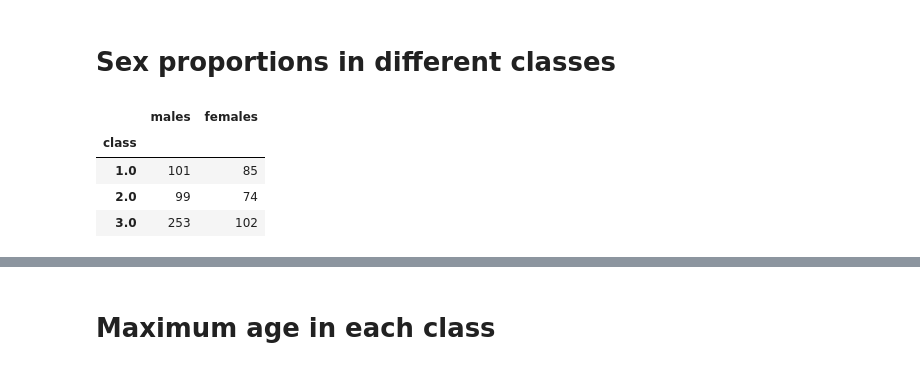
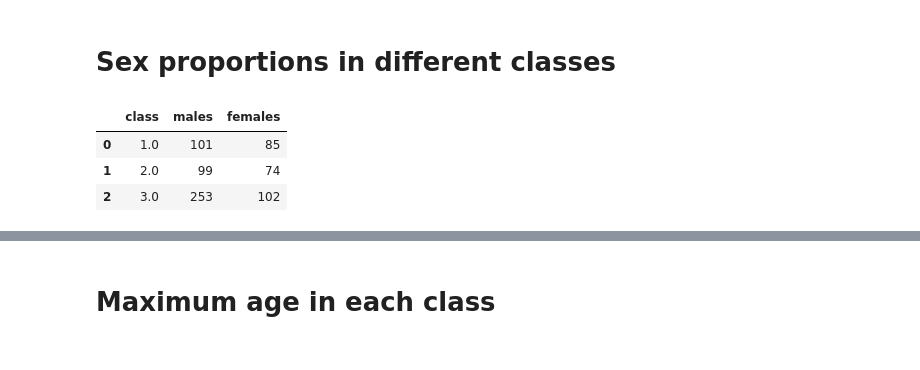
Before and after one commit to u2-de-students-lab/titanic_exploration, a Jupyter notebook: oleggerasinovich/Titanic.ipynb, the cells around one changed output, grey strips where cells are left out. Cells and saved outputs as stored; diff of their text form; code cells hidden in the pictures.

```diff
--- a/oleggerasinovich/Titanic.ipynb
+++ b/oleggerasinovich/Titanic.ipynb
@@ -164,16 +164,22 @@ males = sex_and_class.where(sex_and_class['sex'] == 'male').groupby(['class'])['
 
 females = sex_and_class.where(sex_and_class['sex'] == 'female').groupby(['class'])['sex'].count()
 # %%
+# alive_or_not = pd.DataFrame(
+#     np.array([classified['old_survived_cnt'].tolist(), classified['died'].tolist()]),
+#     index=['Survived', 'Not Survived'],
+#     columns=[classified['Class']]
+# )
+
 males.name = 'males'
 
 females.name = 'females'
 
 gender_count = males.to_frame().join(females.to_frame())
 
+gender_count.reset_index(level=0, inplace=True)
 gender_count
 # %% [output]
-|  | males | females |
-| class |  |  |
-| 1.0 | 101 | 85 |
-| 2.0 | 99 | 74 |
-| 3.0 | 253 | 102 |
+|  | class | males | females |
+| 0 | 1.0 | 101 | 85 |
+| 1 | 2.0 | 99 | 74 |
+| 2 | 3.0 | 253 | 102 |
```
Also changed, not shown: parts of 2 cells of this notebook, 1 other file.
